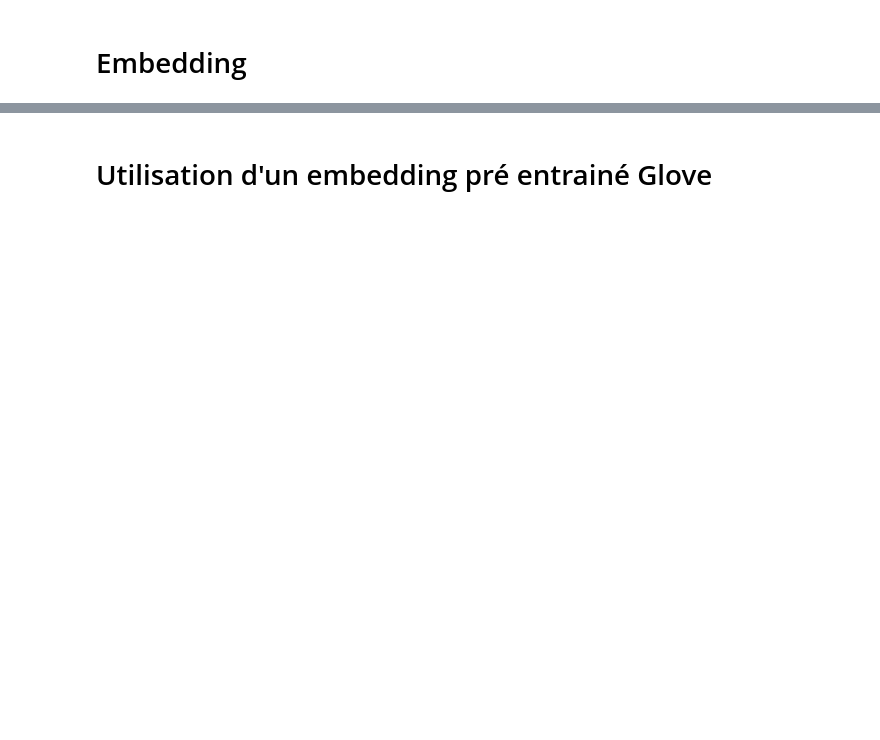
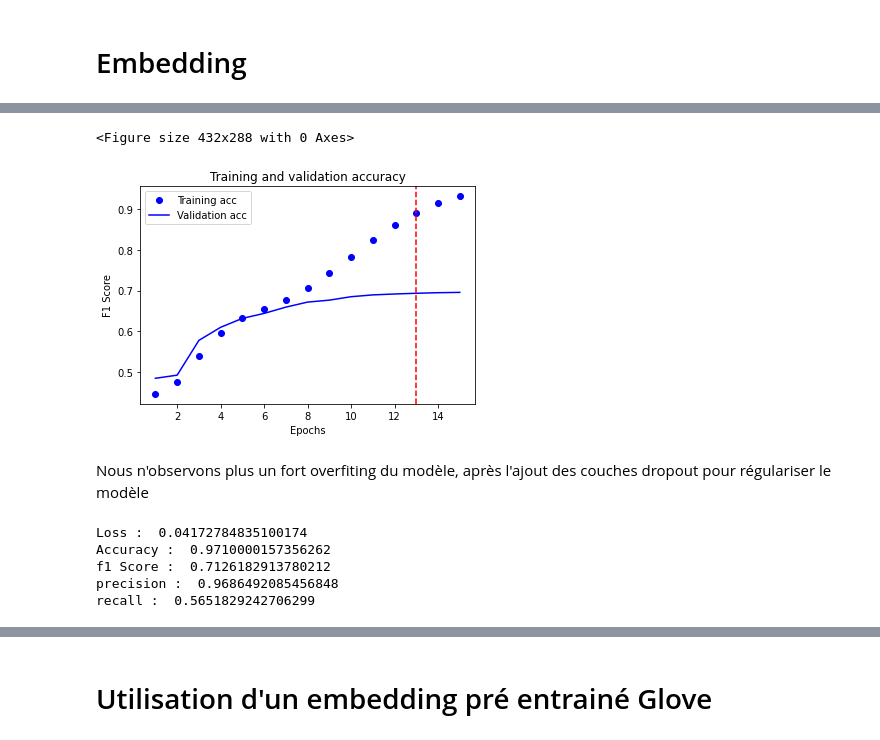
Before and after one commit to fedecabre/P5_StackOverflow, a Jupyter notebook: P5_05_notebook_deeplearning_keras.ipynb, the cells around one changed output, grey strips where cells are left out. Cells and saved outputs as stored; diff of their text form; code cells hidden in the pictures; blank space fills up the shorter version.

```diff
--- a/P5_05_notebook_deeplearning_keras.ipynb
+++ b/P5_05_notebook_deeplearning_keras.ipynb
@@ -288,11 +295,17 @@ array([    0, 13913,     0,     0,     0,     0,     0,     0,     0,
 # Embedding
 # %%
 from keras.layers import Embedding, Flatten
+
+tokenizer_X = Tokenizer(num_words=10000)
+tokenizer_Y = Tokenizer(num_words=100)  # 100 tags posible avec embedding avec des résultats corrects
+
+tokenizer_X.fit_on_texts(text_train)
+tokenizer_Y.fit_on_texts(tag_train)
 
 X_train = tokenizer_X.texts_to_sequences(text_train)
 Y_train = tokenizer_Y.texts_to_matrix(tag_train,mode='binary')
 
-X_train_padded = pad_sequences(X_train, padding="post")
+X_train_padded = pad_sequences(X_train, padding="post",maxlen=1000)
 Y_train_padded = pad_sequences(Y_train, padding="post")
 
 #X_train_padded = X_train_padded/len(word_index_X) #normalisation
@@ -379 +481,38 @@ print('recall : ',recall)
+# %%
+plt.clf()   # clear figure
+
+f1_train = history.history['f1_m']
+f1_val = history.history['val_f1_m']
+
+fig = plt.figure()
+fig.patch.set_facecolor('w')
+plt.plot(epochs, f1_train, 'bo', label='Training acc')
+plt.plot(epochs, f1_val, 'b', label='Validation acc')
+plt.title('Training and validation accuracy')
+plt.xlabel('Epochs')
+plt.ylabel('F1 Score')
+plt.legend()
+plt.axvline(x=13,color='red',linestyle='--')
+
+plt.show()
+# %% [output]
+<Figure size 432x288 with 0 Axes>
+[figure, added]
+# %% [markdown]
+Nous n'observons plus un fort overfiting du modèle, après l'ajout
+des couches dropout pour régulariser le modèle
+# %%
+loss, accuracy, f1_score, precision, recall = model.evaluate(X_test, Y_test, verbose=0)
+
+print('Loss : ',loss)
+print('Accuracy : ',accuracy)
+print('f1 Score : ',f1_score)
+print('precision : ',precision)
+print('recall : ',recall)
+# %% [output]
+Loss :  0.04172784835100174
+Accuracy :  0.9710000157356262
+f1 Score :  0.7126182913780212
+precision :  0.9686492085456848
+recall :  0.5651829242706299
 # %%
```
Also changed, not shown: parts of 29 cells of this notebook.
